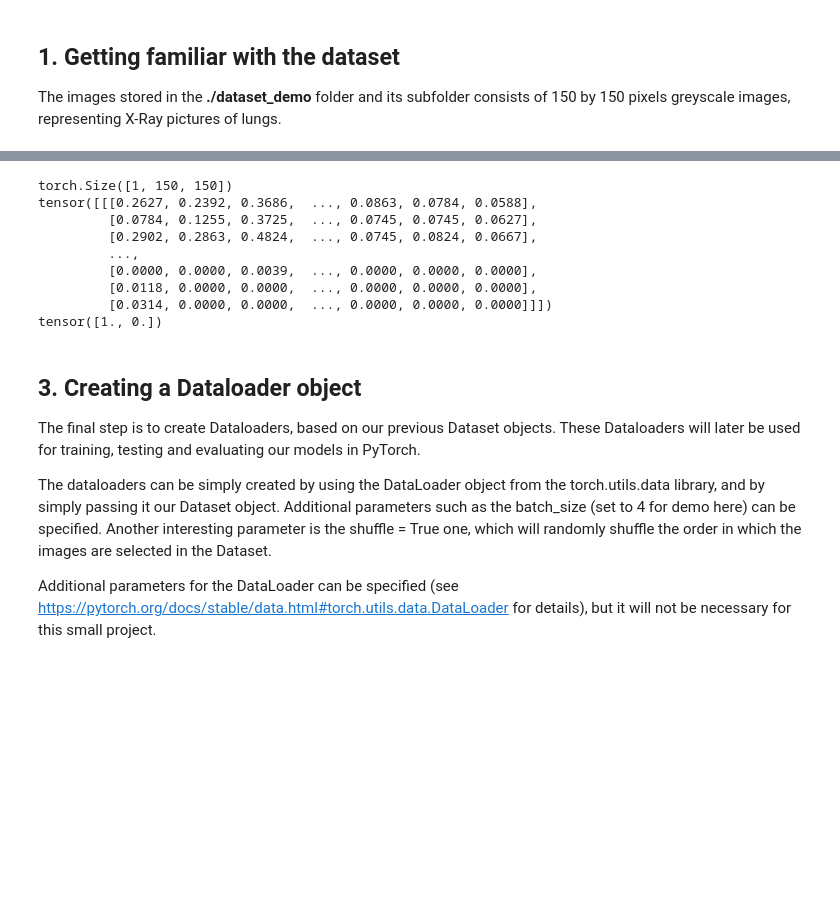
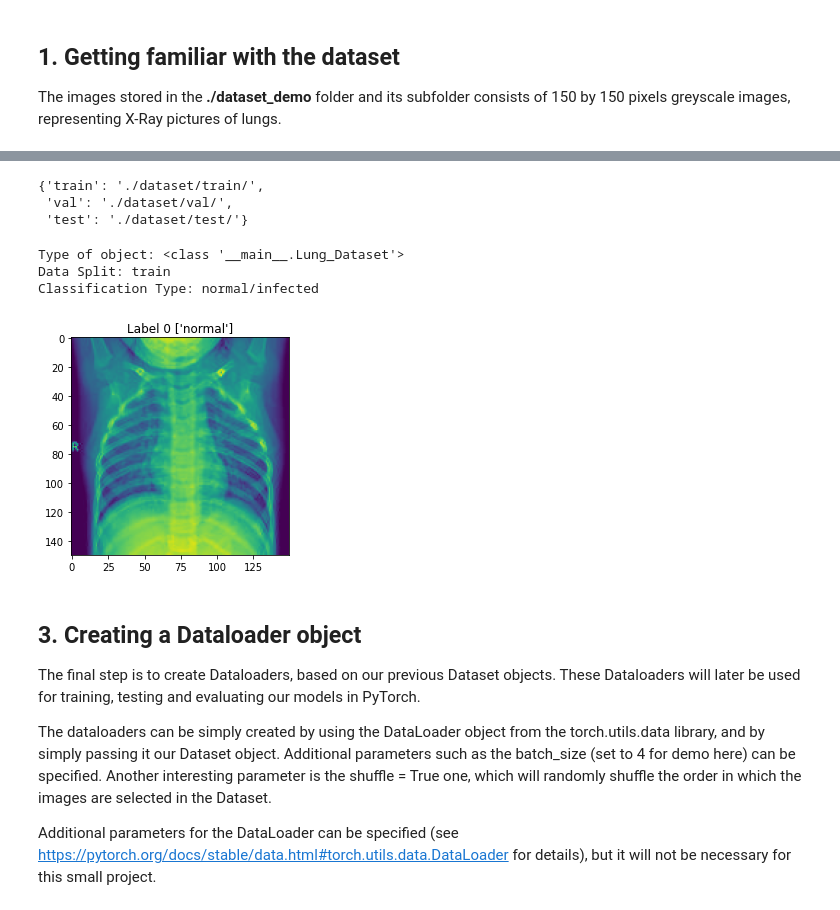
Before and after one commit to indoc/deep-learning-small-project, a Jupyter notebook: lung_dataset.ipynb, the cells around one changed output, grey strips where cells are left out. Saved outputs shown, nothing was run; the diff lists cells and outputs as text; code cells hidden in the pictures; blank space fills up the shorter version.

Commit message:
custom dataset

```diff
--- a/lung_dataset.ipynb
+++ b/lung_dataset.ipynb
@@ -755,15 +65,23 @@ print(len(ld_val))
-# %%
-im, class_oh = ld_val[3]
-if MAIN: print(im.shape)
-if MAIN: print(im)
-if MAIN: print(class_oh)
-# %% [output]
-torch.Size([1, 150, 150])
-tensor([[[0.2627, 0.2392, 0.3686,  ..., 0.0863, 0.0784, 0.0588],
-         [0.0784, 0.1255, 0.3725,  ..., 0.0745, 0.0745, 0.0627],
-         [0.2902, 0.2863, 0.4824,  ..., 0.0745, 0.0824, 0.0667],
-         ...,
-         [0.0000, 0.0000, 0.0039,  ..., 0.0000, 0.0000, 0.0000],
-         [0.0118, 0.0000, 0.0000,  ..., 0.0000, 0.0000, 0.0000],
-         [0.0314, 0.0000, 0.0000,  ..., 0.0000, 0.0000, 0.0000]]])
-tensor([1., 0.])
+# %%
+data_split_paths = {
+    "train": "./{}/train/".format(dataset_folder),
+    "val": "./{}/val/".format(dataset_folder),
+    "test": "./{}/test/".format(dataset_folder),
+}
+data_split_paths
+# %% [output]
+{'train': './dataset/train/',
+ 'val': './dataset/val/',
+ 'test': './dataset/test/'}
+# %%
+class_paths = {
+    "normal": "/normal/",
+    "non-covid": "/infected/non-covid/",
+    "covid": "/infected/covid/"
+}
+# %%
+classification_types = {
+    "normal/infected": [['normal'], ['non-covid', 'covid']],
+    "covid/non-covid": [['covid'], ['non-covid']],
+    "normal/non-covid/covid": [['normal'], ['non-covid'], ['covid']]
+}
@@ -770,3 +166,12 @@ tensor([1., 0.])
+# %%
+ld_train = Lung_Dataset("train", "normal/infected")
+print(ld_train)
+ld_train.show_img(1)
+# %% [output]
+Type of object: <class '__main__.Lung_Dataset'>
+Data Split: train
+Classification Type: normal/infected
+[figure, added]
 # %% [markdown]
 ## 3. Creating a Dataloader object
 
```
Also changed, not shown: parts of 45 cells of this notebook, 2 other files.
